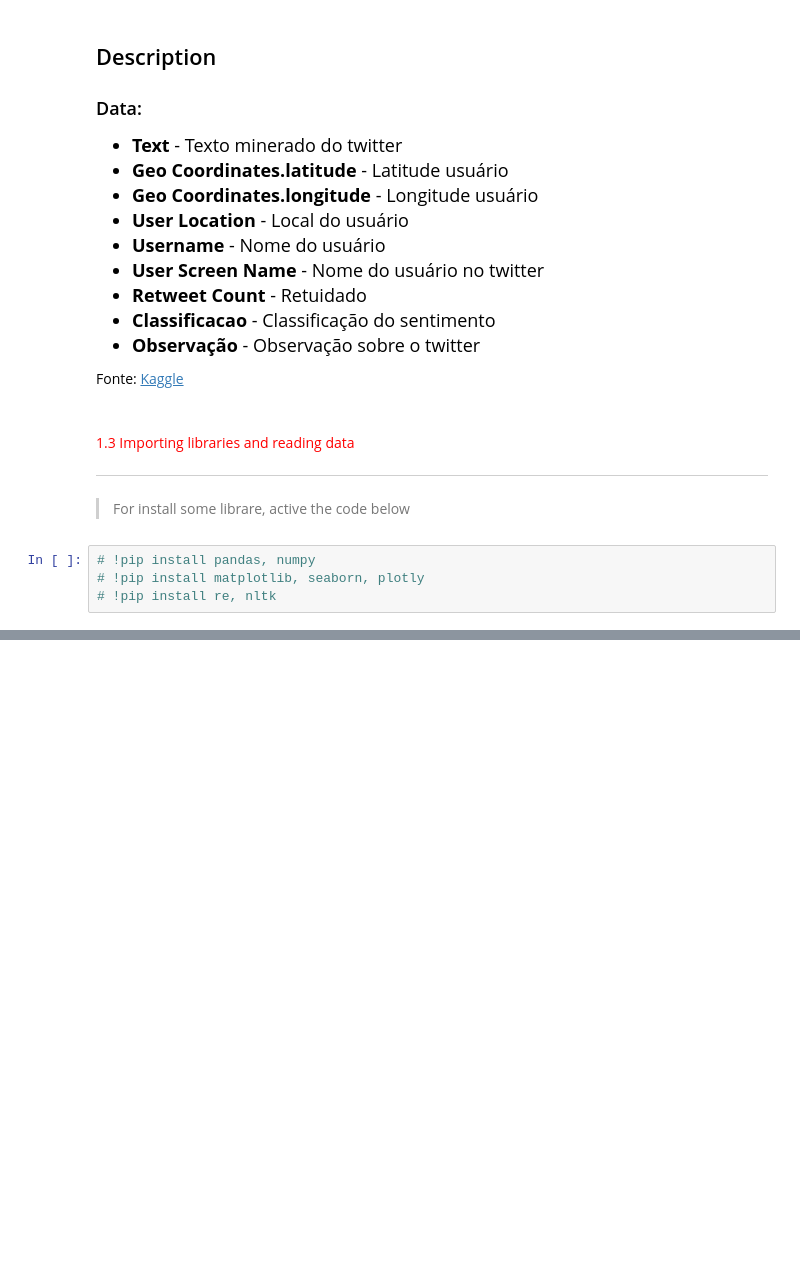
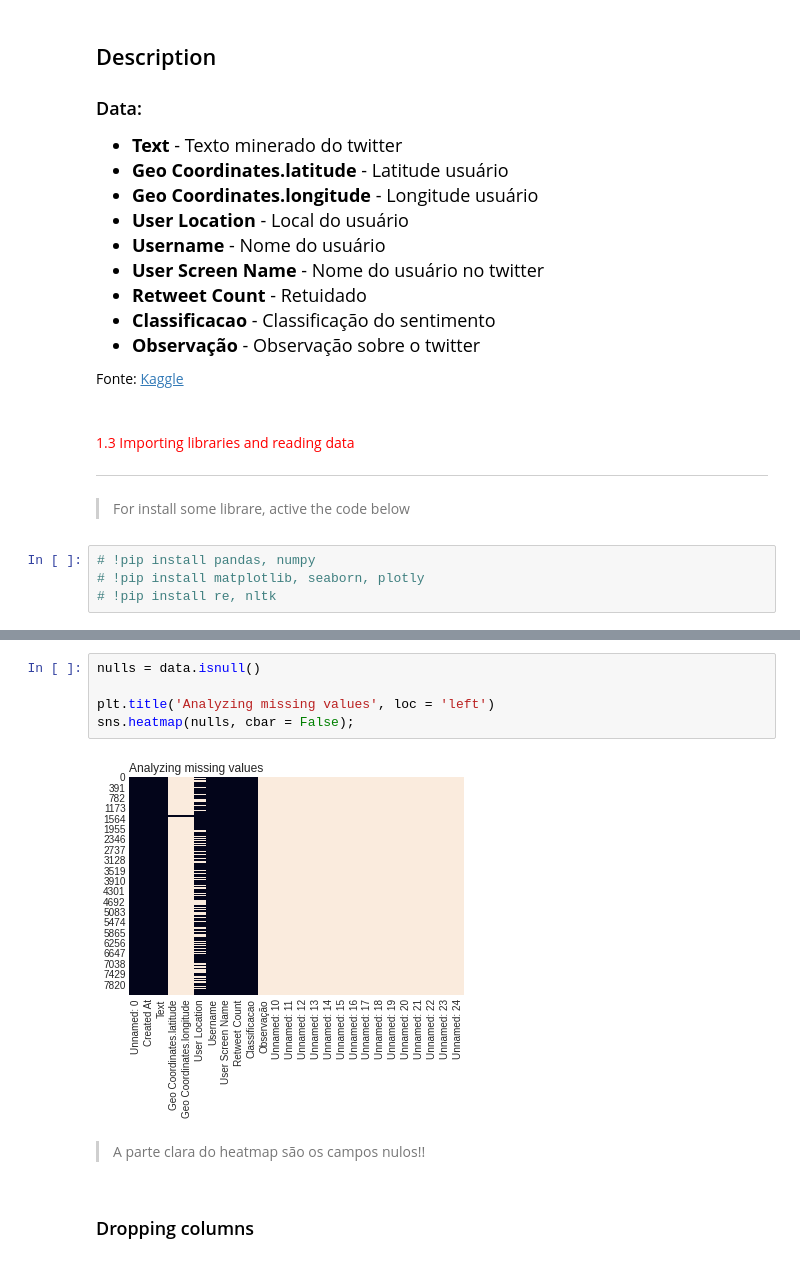
Before and after one commit to Gabriel-limadev/amotion_rating-text_analysis_and_mining, a Jupyter notebook: emotion_rating.ipynb, the cells around one changed output, grey strips where cells are left out. Cells and saved outputs as stored; diff of their text form; blank space fills up the shorter version.

```diff
--- a/emotion_rating.ipynb
+++ b/emotion_rating.ipynb
@@ -69,0 +98,11 @@ data.head()
+# %%
+nulls = data.isnull()
+
+plt.title('Analyzing missing values', loc = 'left')
+sns.heatmap(nulls, cbar = False);
+# %% [output]
+[figure, added]
+# %% [markdown]
+> A parte clara do heatmap são os campos nulos!!
+# %% [markdown]
+### Dropping columns
```
Also changed, not shown: parts of 36 cells of this notebook.
